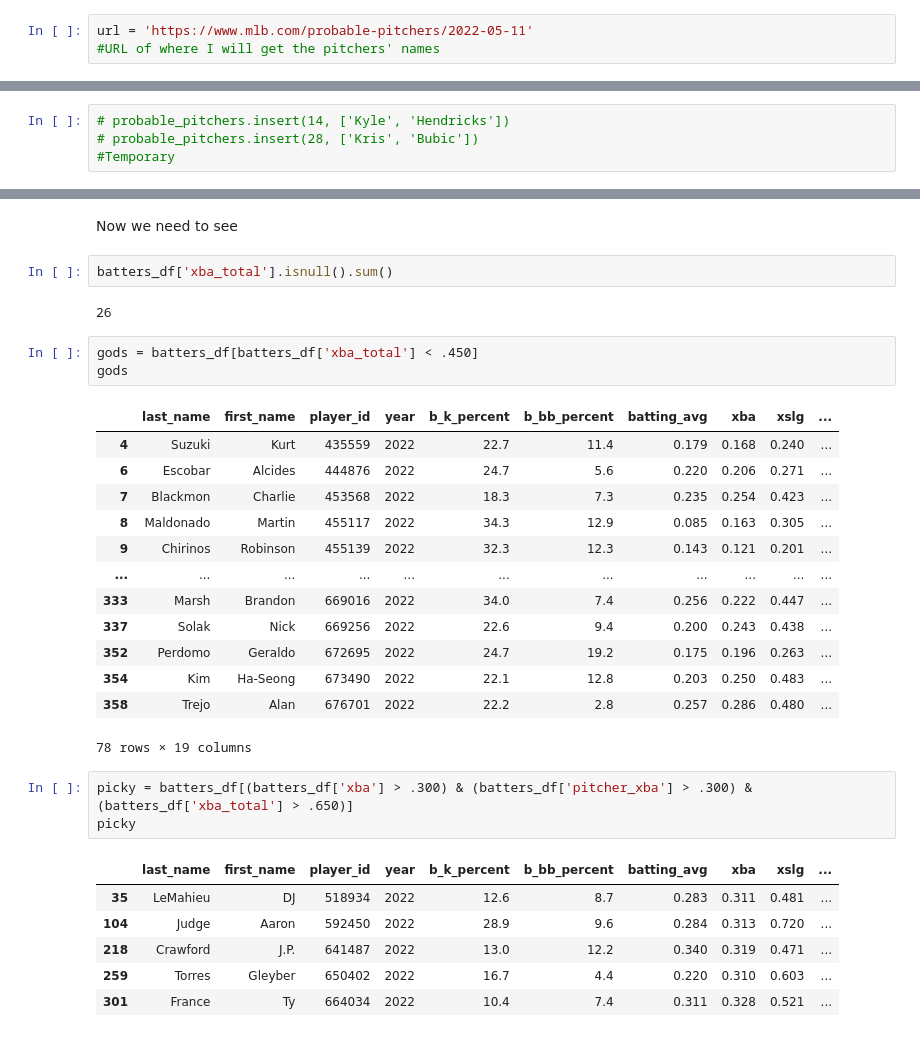
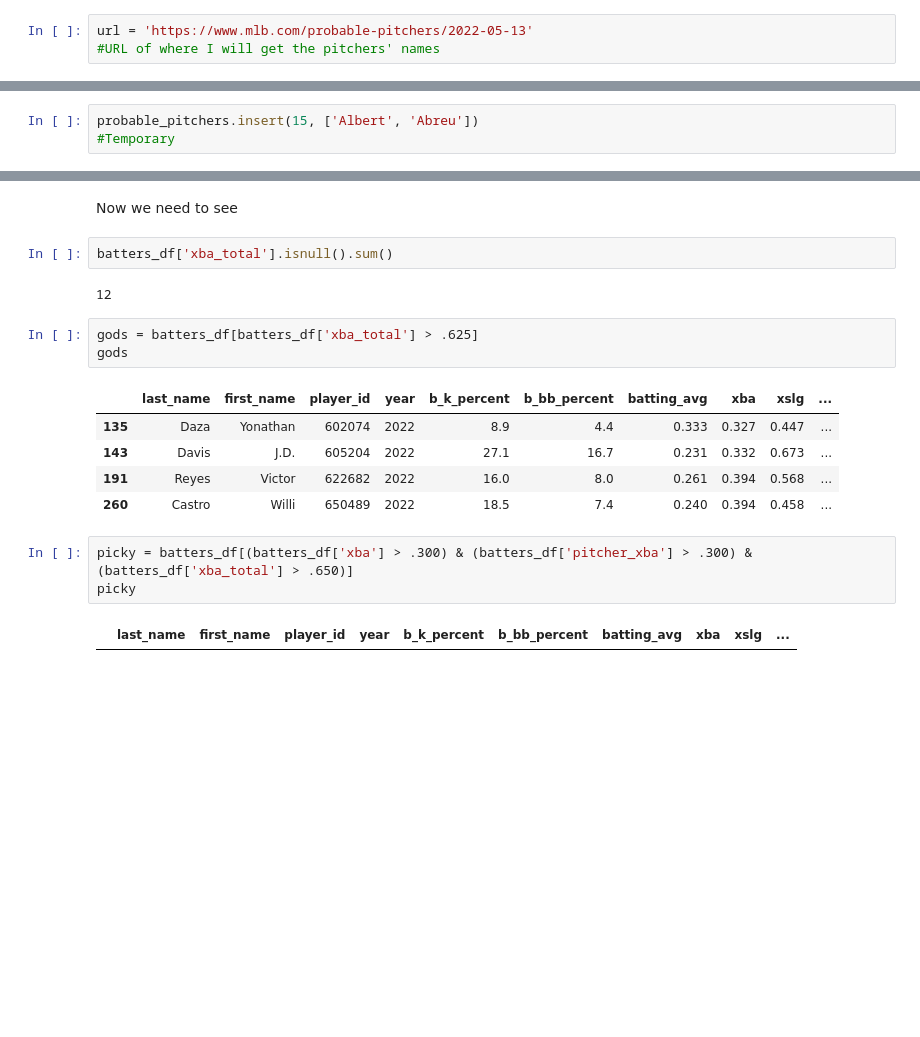
Before and after one commit to dkeyer/baseball_stuff, a Jupyter notebook: MLB_EDA.ipynb, the cells around one changed output, grey strips where cells are left out. Saved outputs shown, nothing was run; the diff lists cells and outputs as text; blank space fills up the shorter version.

```diff
--- a/MLB_EDA.ipynb
+++ b/MLB_EDA.ipynb
@@ -60,7 +60,7 @@ len(batters_df)
 # %% [markdown]
 # Probable Pitchers
 # %%
-url = 'https://www.mlb.com/probable-pitchers/2022-05-11'
+url = 'https://www.mlb.com/probable-pitchers/2022-05-13'
 #URL of where I will get the pitchers' names
 # %%
 res = requests.get(url)
@@ -113,6 +113,5 @@ len(probable_pitchers)
 # %%
-# probable_pitchers.insert(14, ['Kyle', 'Hendricks'])
-# probable_pitchers.insert(28, ['Kris', 'Bubic'])
+probable_pitchers.insert(15, ['Albert', 'Abreu'])
 #Temporary
 # %%
 len(probable_pitchers)
@@ -428,31 +448,18 @@ Now we need to see
 # %%
 batters_df['xba_total'].isnull().sum()
 # %% [output]
-26
+12
 # %%
-gods = batters_df[batters_df['xba_total'] < .450]
+gods = batters_df[batters_df['xba_total'] > .625]
 gods
 # %% [output]
 |  | last_name | first_name | player_id | year | b_k_percent | b_bb_percent | batting_avg | xba | xslg | ... |
-| 4 | Suzuki | Kurt | 435559 | 2022 | 22.7 | 11.4 | 0.179 | 0.168 | 0.240 | ... |
-| 6 | Escobar | Alcides | 444876 | 2022 | 24.7 | 5.6 | 0.220 | 0.206 | 0.271 | ... |
-| 7 | Blackmon | Charlie | 453568 | 2022 | 18.3 | 7.3 | 0.235 | 0.254 | 0.423 | ... |
-| 8 | Maldonado | Martin | 455117 | 2022 | 34.3 | 12.9 | 0.085 | 0.163 | 0.305 | ... |
-| 9 | Chirinos | Robinson | 455139 | 2022 | 32.3 | 12.3 | 0.143 | 0.121 | 0.201 | ... |
-| ... | ... | ... | ... | ... | ... | ... | ... | ... | ... | ... |
-| 333 | Marsh | Brandon | 669016 | 2022 | 34.0 | 7.4 | 0.256 | 0.222 | 0.447 | ... |
-| 337 | Solak | Nick | 669256 | 2022 | 22.6 | 9.4 | 0.200 | 0.243 | 0.438 | ... |
-| 352 | Perdomo | Geraldo | 672695 | 2022 | 24.7 | 19.2 | 0.175 | 0.196 | 0.263 | ... |
-| 354 | Kim | Ha-Seong | 673490 | 2022 | 22.1 | 12.8 | 0.203 | 0.250 | 0.483 | ... |
-| 358 | Trejo | Alan | 676701 | 2022 | 22.2 | 2.8 | 0.257 | 0.286 | 0.480 | ... |
+| 135 | Daza | Yonathan | 602074 | 2022 | 8.9 | 4.4 | 0.333 | 0.327 | 0.447 | ... |
+| 143 | Davis | J.D. | 605204 | 2022 | 27.1 | 16.7 | 0.231 | 0.332 | 0.673 | ... |
+| 191 | Reyes | Victor | 622682 | 2022 | 16.0 | 8.0 | 0.261 | 0.394 | 0.568 | ... |
+| 260 | Castro | Willi | 650489 | 2022 | 18.5 | 7.4 | 0.240 | 0.394 | 0.458 | ... |
-78 rows × 19 columns
 # %%
 picky = batters_df[(batters_df['xba'] > .300) & (batters_df['pitcher_xba'] > .300) & (batters_df['xba_total'] > .650)]
 picky
 # %% [output]
 |  | last_name | first_name | player_id | year | b_k_percent | b_bb_percent | batting_avg | xba | xslg | ... |
-| 35 | LeMahieu | DJ | 518934 | 2022 | 12.6 | 8.7 | 0.283 | 0.311 | 0.481 | ... |
-| 104 | Judge | Aaron | 592450 | 2022 | 28.9 | 9.6 | 0.284 | 0.313 | 0.720 | ... |
-| 218 | Crawford | J.P. | 641487 | 2022 | 13.0 | 12.2 | 0.340 | 0.319 | 0.471 | ... |
-| 259 | Torres | Gleyber | 650402 | 2022 | 16.7 | 4.4 | 0.220 | 0.310 | 0.603 | ... |
-| 301 | France | Ty | 664034 | 2022 | 10.4 | 7.4 | 0.311 | 0.328 | 0.521 | ... |
```
Also changed, not shown: parts of 8 cells of this notebook.
